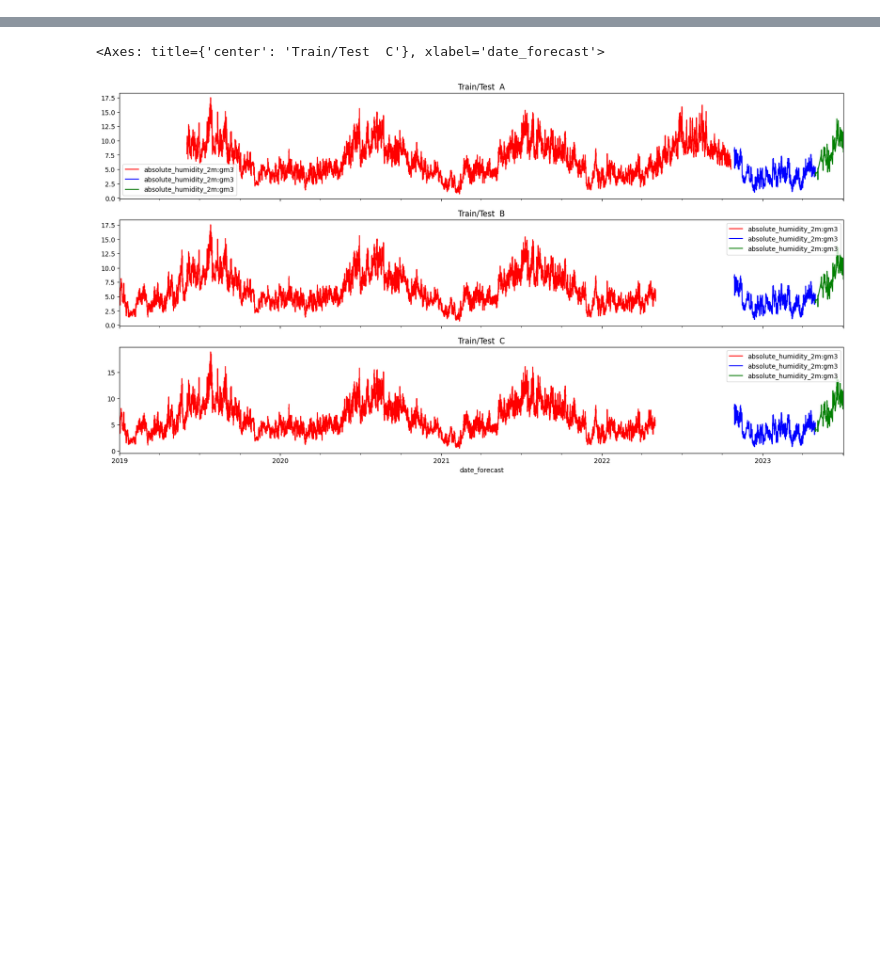
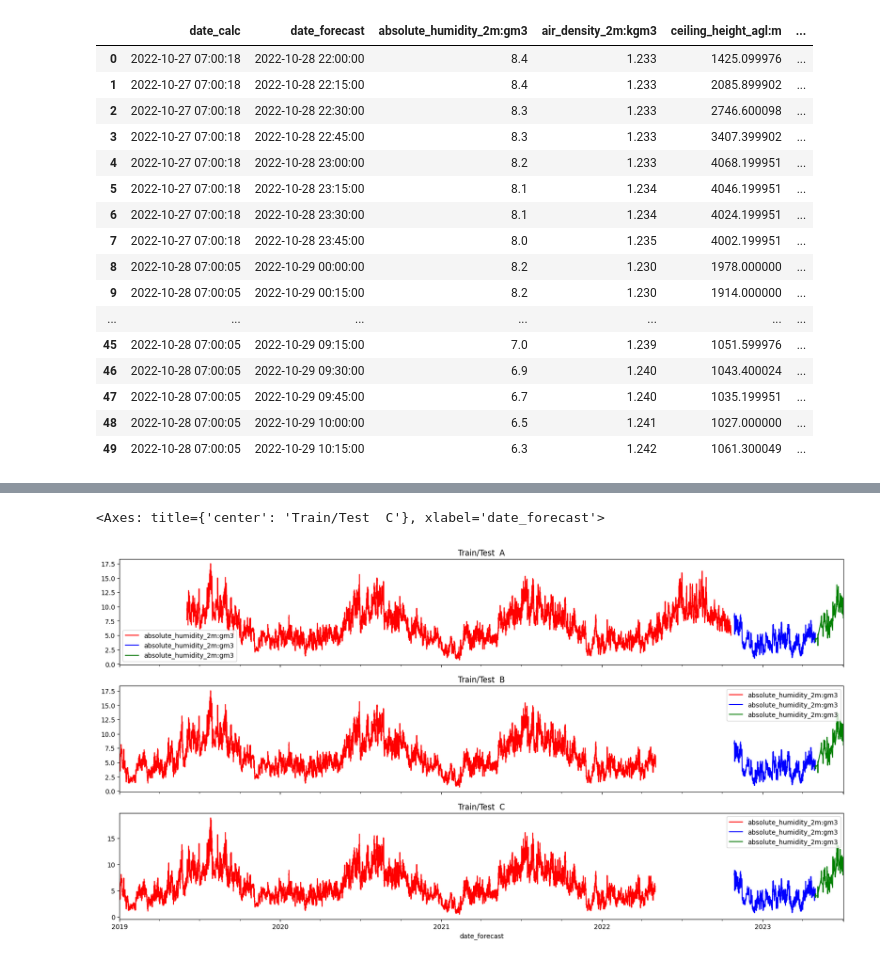
Before and after one commit to jacob-a-worsoe/stabekk, a Jupyter notebook: data/read_files.ipynb, the cells around one changed output, grey strips where cells are left out. Drawn from its saved outputs; the diff is of its cells as text; code cells hidden in the pictures; blank space fills up the shorter version.

```diff
--- a/data/read_files.ipynb
+++ b/data/read_files.ipynb
@@ -47,0 +113,20 @@ X_train_observed_c = pd.read_parquet('C/X_train_observed.parquet')
+# %%
+X_train_estimated_a.head(50)
+# %% [output]
+|  | date_calc | date_forecast | absolute_humidity_2m:gm3 | air_density_2m:kgm3 | ceiling_height_agl:m | ... |
+| 0 | 2022-10-27 07:00:18 | 2022-10-28 22:00:00 | 8.4 | 1.233 | 1425.099976 | ... |
+| 1 | 2022-10-27 07:00:18 | 2022-10-28 22:15:00 | 8.4 | 1.233 | 2085.899902 | ... |
+| 2 | 2022-10-27 07:00:18 | 2022-10-28 22:30:00 | 8.3 | 1.233 | 2746.600098 | ... |
+| 3 | 2022-10-27 07:00:18 | 2022-10-28 22:45:00 | 8.3 | 1.233 | 3407.399902 | ... |
+| 4 | 2022-10-27 07:00:18 | 2022-10-28 23:00:00 | 8.2 | 1.233 | 4068.199951 | ... |
+| 5 | 2022-10-27 07:00:18 | 2022-10-28 23:15:00 | 8.1 | 1.234 | 4046.199951 | ... |
+| 6 | 2022-10-27 07:00:18 | 2022-10-28 23:30:00 | 8.1 | 1.234 | 4024.199951 | ... |
+| 7 | 2022-10-27 07:00:18 | 2022-10-28 23:45:00 | 8.0 | 1.235 | 4002.199951 | ... |
+| 8 | 2022-10-28 07:00:05 | 2022-10-29 00:00:00 | 8.2 | 1.230 | 1978.000000 | ... |
+| 9 | 2022-10-28 07:00:05 | 2022-10-29 00:15:00 | 8.2 | 1.230 | 1914.000000 | ... |
+| ... | ... | ... | ... | ... | ... | ... |
+| 45 | 2022-10-28 07:00:05 | 2022-10-29 09:15:00 | 7.0 | 1.239 | 1051.599976 | ... |
+| 46 | 2022-10-28 07:00:05 | 2022-10-29 09:30:00 | 6.9 | 1.240 | 1043.400024 | ... |
+| 47 | 2022-10-28 07:00:05 | 2022-10-29 09:45:00 | 6.7 | 1.240 | 1035.199951 | ... |
+| 48 | 2022-10-28 07:00:05 | 2022-10-29 10:00:00 | 6.5 | 1.241 | 1027.000000 | ... |
+| 49 | 2022-10-28 07:00:05 | 2022-10-29 10:15:00 | 6.3 | 1.242 | 1061.300049 | ... |
```
Also changed, not shown: parts of 16 cells of this notebook, 5 other files.
